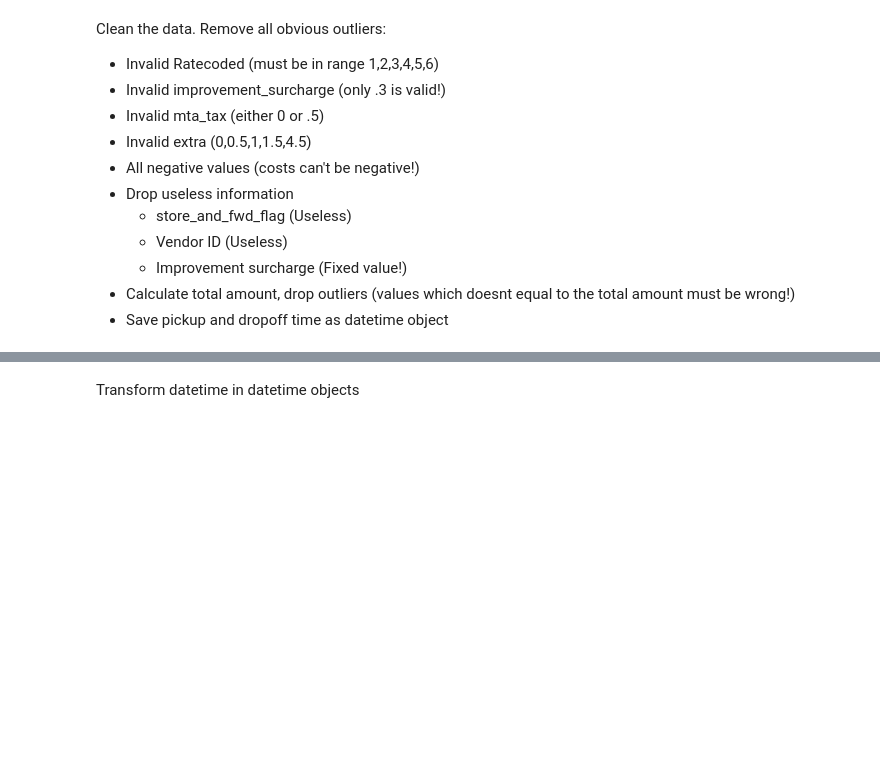
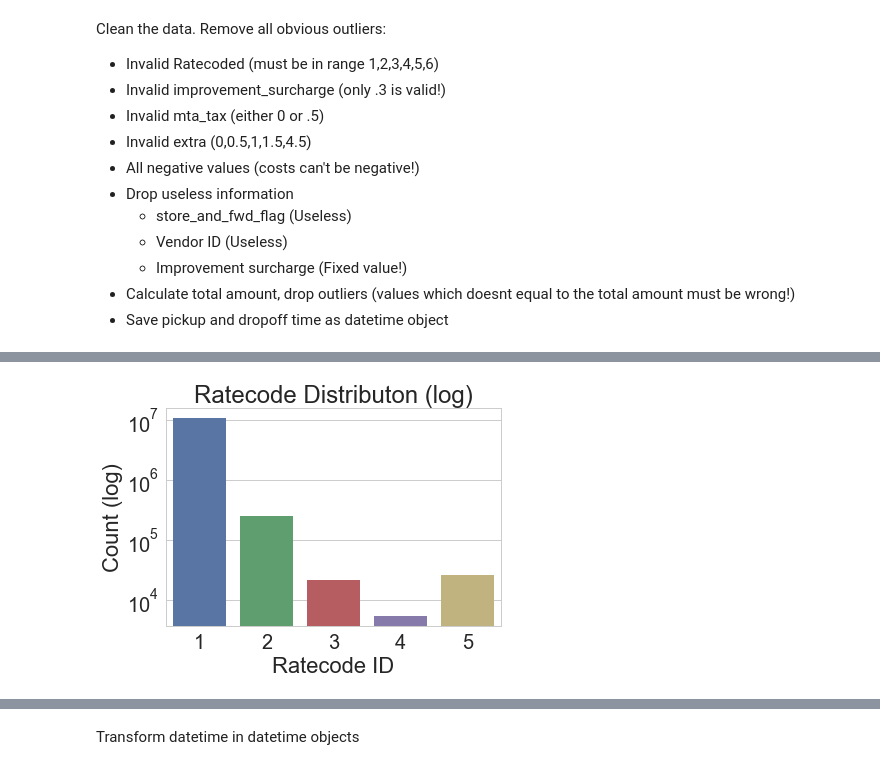
Before and after one commit to Sitorias/TaxiPrediction, a Jupyter notebook: Data_cleaning.ipynb, the cells around one changed output, grey strips where cells are left out. Drawn from its saved outputs; the diff is of its cells as text; code cells hidden in the pictures; blank space fills up the shorter version.

```diff
--- a/Data_cleaning.ipynb
+++ b/Data_cleaning.ipynb
@@ -144,0 +178,11 @@ df.groupby(['RatecodeID']).mta_tax.value_counts()
+# %%
+ax = sns.countplot(df.RatecodeID)
+plt.title('Ratecode Distributon (log)')
+ax.set_yscale('log')
+ax.set(xlabel='Ratecode ID', ylabel='Count (log)')
+
+
+plt.savefig('plots/RatecodeDist.pdf')
+plt.savefig('plots/RatecodeDist.png')
+# %% [output]
+[figure, added]
```
Also changed, not shown: parts of 41 cells of this notebook, 2 other files.
